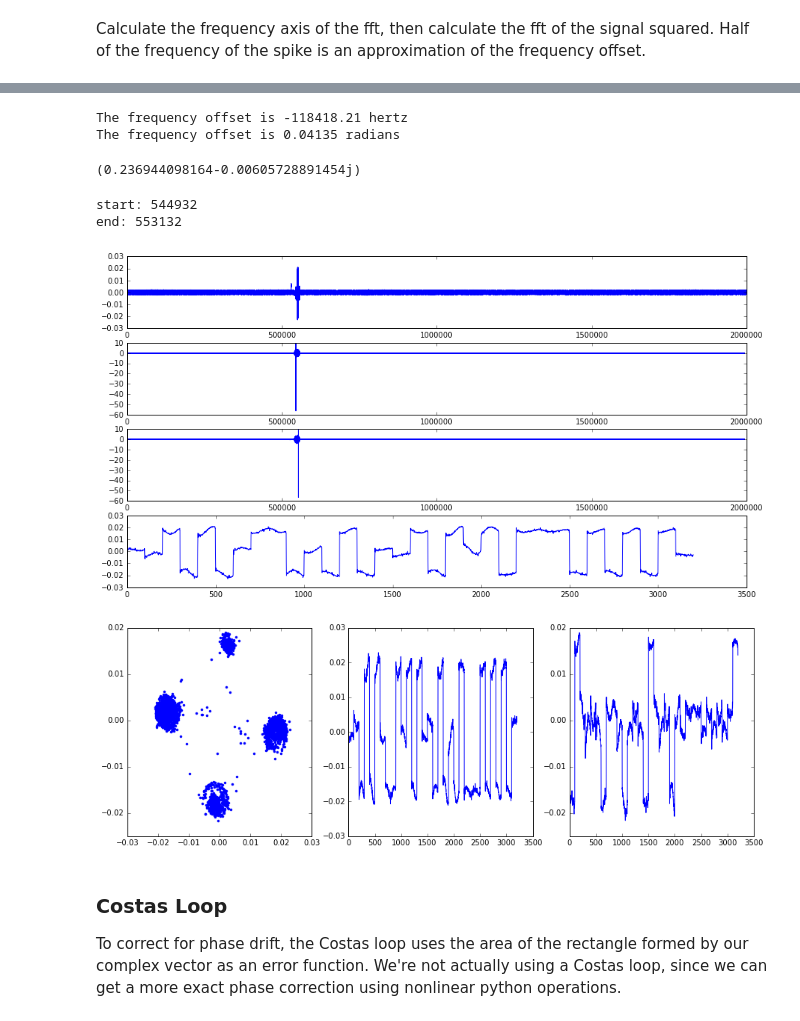
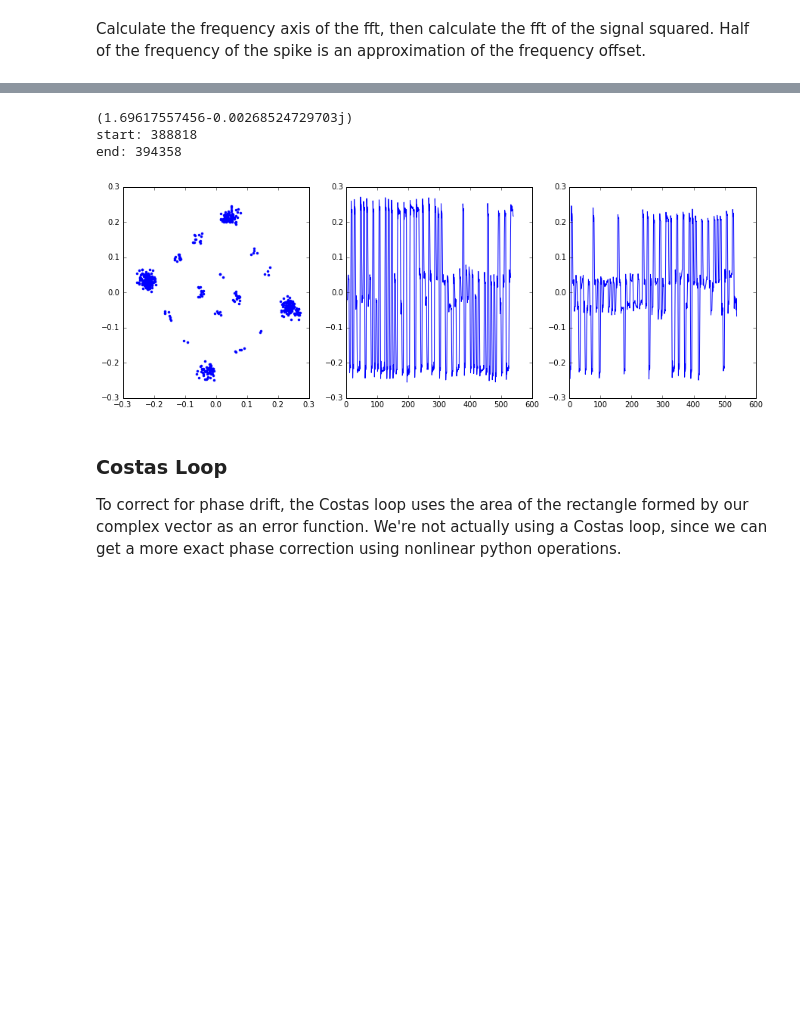
Before and after one commit to kailevy/usrp_2.5, a Jupyter notebook: Vis.ipynb, the cells around one changed output, grey strips where cells are left out. Cells and saved outputs as stored; diff of their text form; code cells hidden in the pictures; blank space fills up the shorter version.

Commit message:
400kb per sec data rate

```diff
--- a/Vis.ipynb
+++ b/Vis.ipynb
@@ -44,20 +36,11 @@ plt.plot(rad_axis,np.absolute(freq_data))
-# %%
-freq_offset=np.argmax(freq_data)/4
-print("The frequency offset is {:06.2f} hertz".format(freq_axis[np.argmax(freq_data)]/4))
-offset = rad_axis[np.argmax(freq_data)]/4
-print("The frequency offset is {:06.5f} radians".format(offset))
-# %% [output]
-The frequency offset is -118418.21 hertz
-The frequency offset is 0.04135 radians
 # %%
-trimmed = autoTrim(signal,header,footer) * -1
+trimmed = autoTrim(signal,header,footer)
 fullPlot(trimmed)
 # %% [output]
-(0.236944098164-0.00605728891454j)
+(1.69617557456-0.00268524729703j)
+start: 388818
+end: 394358
-start: 544932
-end: 553132
-[figure, old version]
+[figure, new version]
-[figure, removed]
 # %% [markdown]
 ### Costas Loop
 To correct for phase drift, the Costas loop uses the area of the rectangle formed by our complex vector as an error function. We're not actually using a Costas loop, since we can get a more exact phase correction using nonlinear python operations.
```
Also changed, not shown: parts of 16 cells of this notebook.
